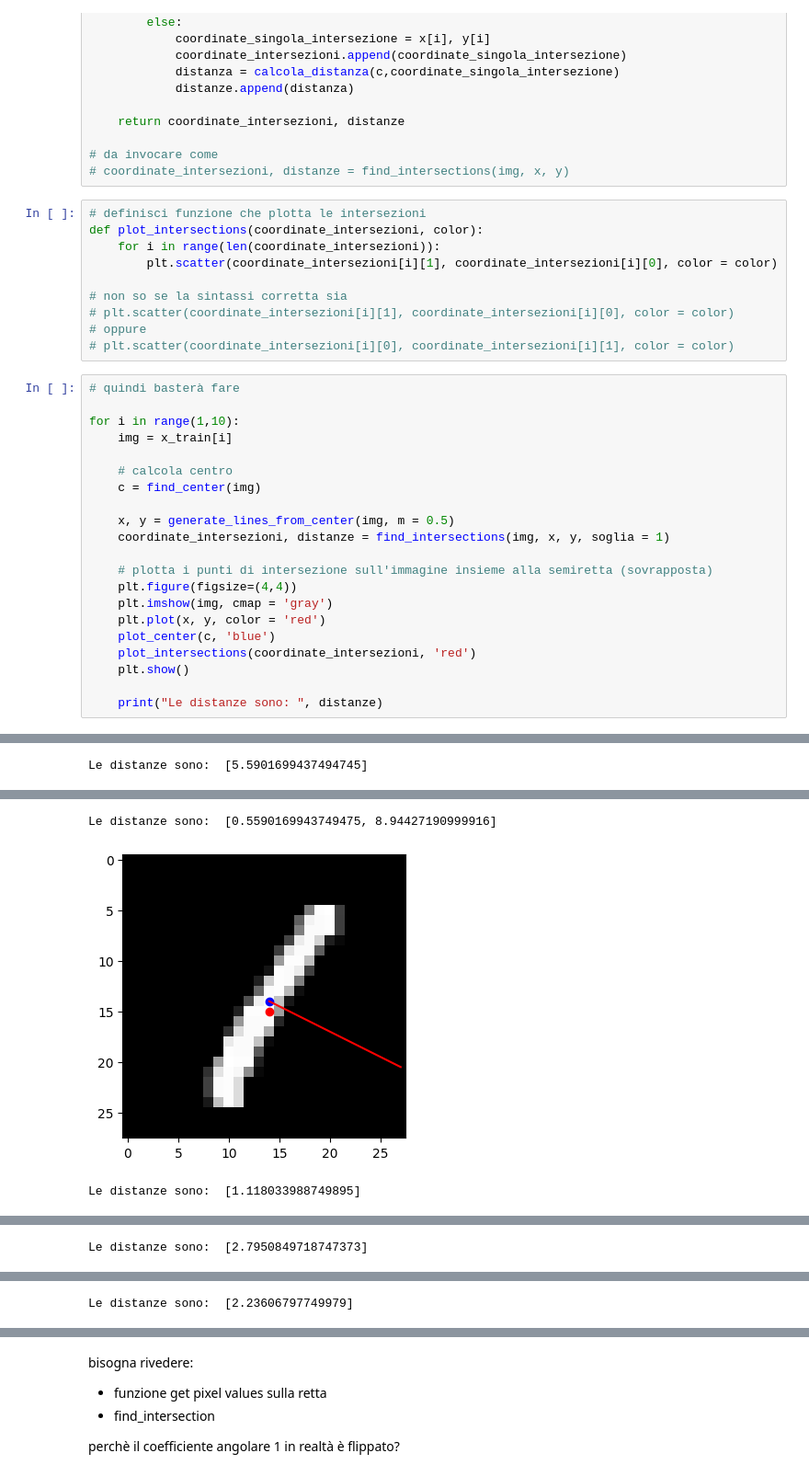
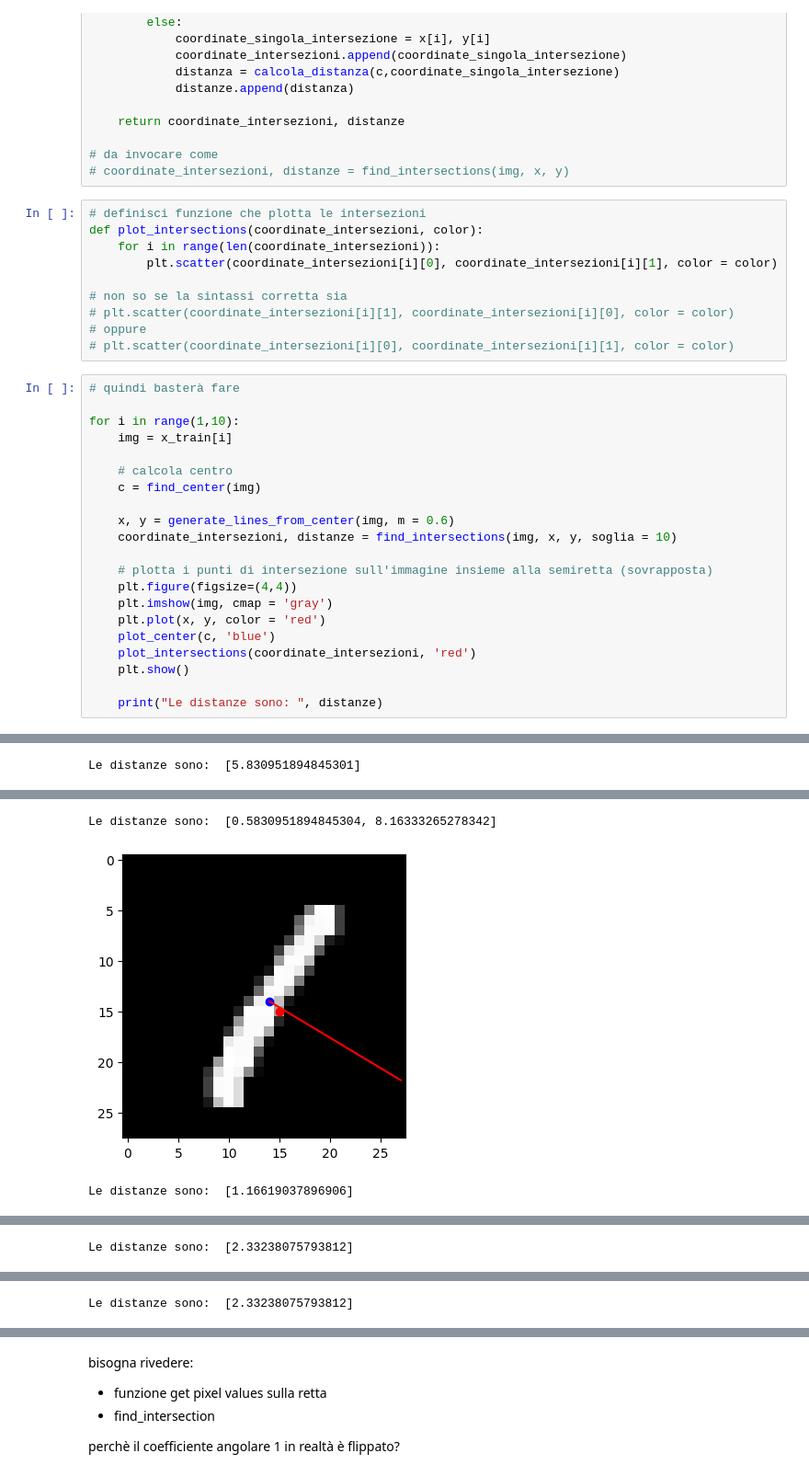
Before and after one commit to dennisangemi/machine-learning-for-physics, a Jupyter notebook: 4_mnist/code/cbrn-v2.ipynb, the cells around one changed output, grey strips where cells are left out. Shown at 92% size. Drawn from its saved outputs; the diff is of its cells as text.

```diff
--- a/4_mnist/code/cbrn-v2.ipynb
+++ b/4_mnist/code/cbrn-v2.ipynb
@@ -372,7 +369,7 @@ def find_intersections(img, x, y, soglia):
 # definisci funzione che plotta le intersezioni
 def plot_intersections(coordinate_intersezioni, color):
     for i in range(len(coordinate_intersezioni)):
-        plt.scatter(coordinate_intersezioni[i][1], coordinate_intersezioni[i][0], color = color)
+        plt.scatter(coordinate_intersezioni[i][0], coordinate_intersezioni[i][1], color = color)
 
 # non so se la sintassi corretta sia
 # plt.scatter(coordinate_intersezioni[i][1], coordinate_intersezioni[i][0], color = color)
@@ -387,8 +384,8 @@ for i in range(1,10):
     # calcola centro
     c = find_center(img)
 
-    x, y = generate_lines_from_center(img, m = 0.5)
-    coordinate_intersezioni, distanze = find_intersections(img, x, y, soglia = 1)
+    x, y = generate_lines_from_center(img, m = 0.6)
+    coordinate_intersezioni, distanze = find_intersections(img, x, y, soglia = 10)
 
     # plotta i punti di intersezione sull'immagine insieme alla semiretta (sovrapposta)
     plt.figure(figsize=(4,4))
@@ -404 +401 @@ for i in range(1,10):
-Le distanze sono:  [5.5901699437494745]
+Le distanze sono:  [5.830951894845301]
@@ -406,3 +403,3 @@ Le distanze sono:  [5.5901699437494745]
-Le distanze sono:  [0.5590169943749475, 8.94427190999916]
+Le distanze sono:  [0.5830951894845304, 8.16333265278342]
-[figure, old version]
+[figure, new version]
-Le distanze sono:  [1.118033988749895]
+Le distanze sono:  [1.16619037896906]
@@ -410 +407 @@ Le distanze sono:  [1.118033988749895]
-Le distanze sono:  [2.7950849718747373]
+Le distanze sono:  [2.33238075793812]
@@ -412 +409 @@ Le distanze sono:  [2.7950849718747373]
-Le distanze sono:  [2.23606797749979]
+Le distanze sono:  [2.33238075793812]
```
Also changed, not shown: parts of 4 cells of this notebook.
